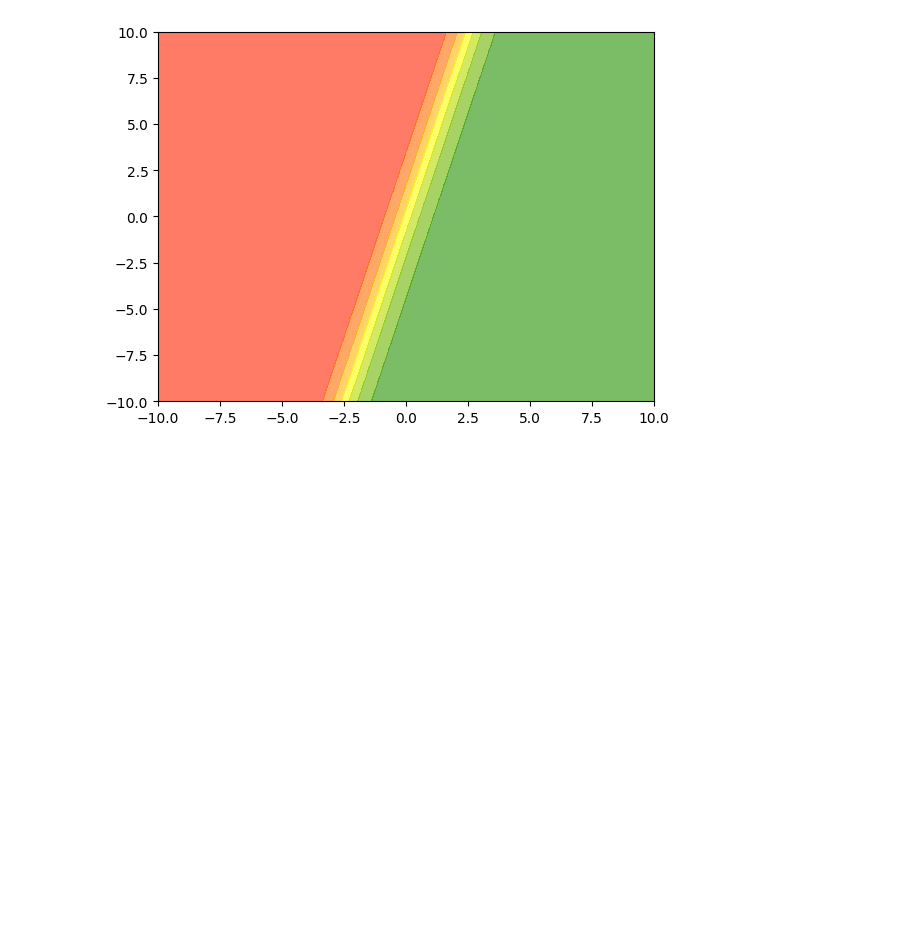
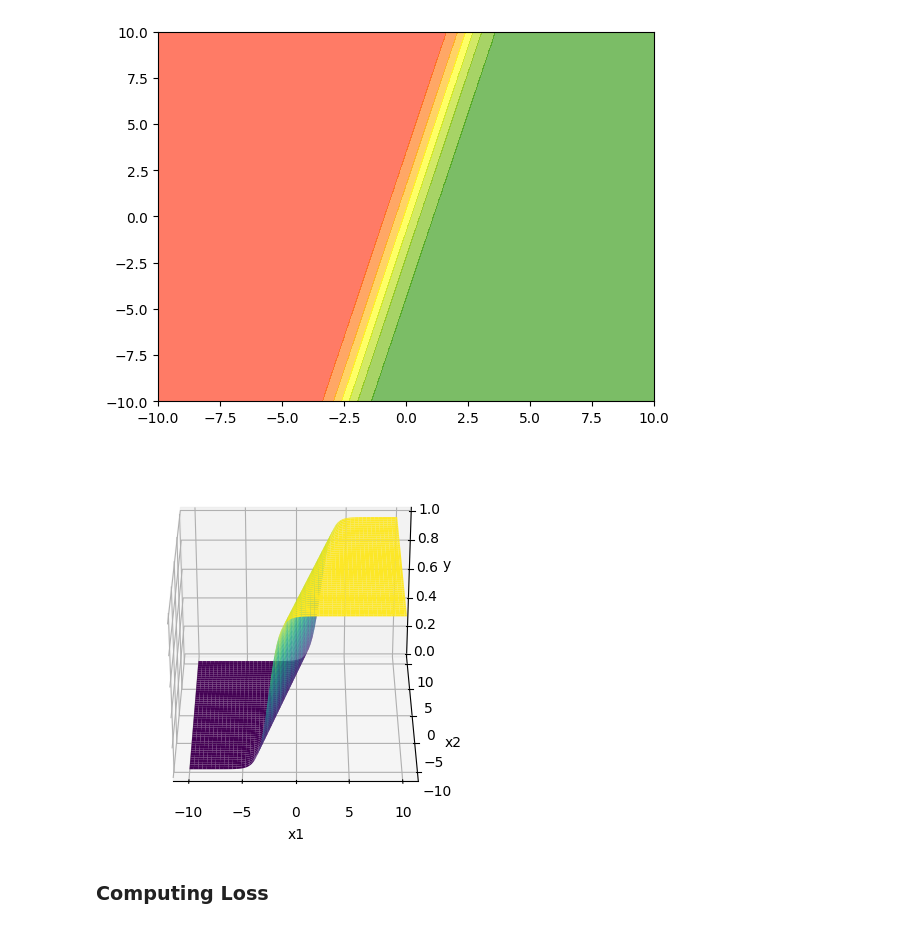
Before and after one commit to Ash-004/Deep-Learning-Fundamentals, a Jupyter notebook: Sigmoid_Neuron.ipynb, the cells around one changed output. Drawn from its saved outputs; the diff is of its cells as text; code cells hidden in the pictures; blank space fills up the shorter version.

```diff
--- a/Sigmoid_Neuron.ipynb
+++ b/Sigmoid_Neuron.ipynb
@@ -35,3 +35,16 @@ plt.contourf(XX1, XX2, y, cmap = my_cmap, alpha = 0.6)
 plt.show()
 # %% [output]
 [figure]
+# %%
+fig = plt.figure()
+ax = plt.axes(projection='3d')
+ax.plot_surface(XX1, XX2, y, cmap='viridis')
+ax.set_xlabel('x1')
+ax.set_ylabel('x2')
+ax.set_zlabel('y')
+
+ax.view_init(30,270)
+# %% [output]
+[figure, added]
+# %% [markdown]
+### **Computing Loss**
```
Also changed, not shown: parts of 5 cells of this notebook.
